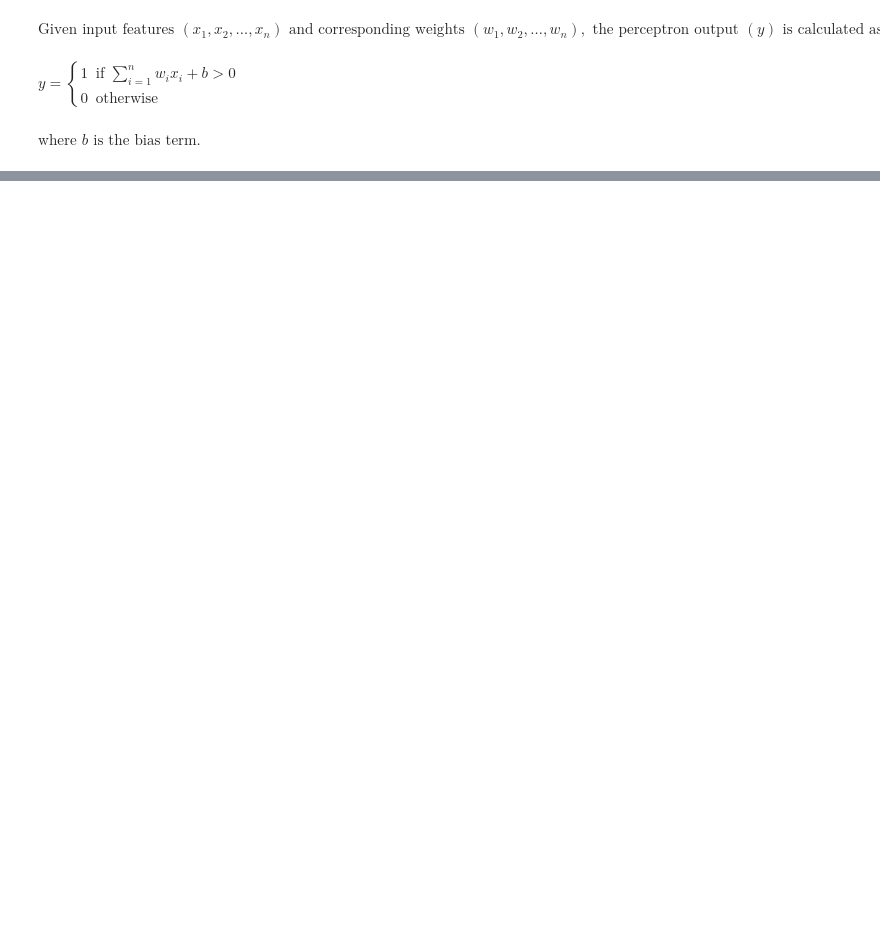
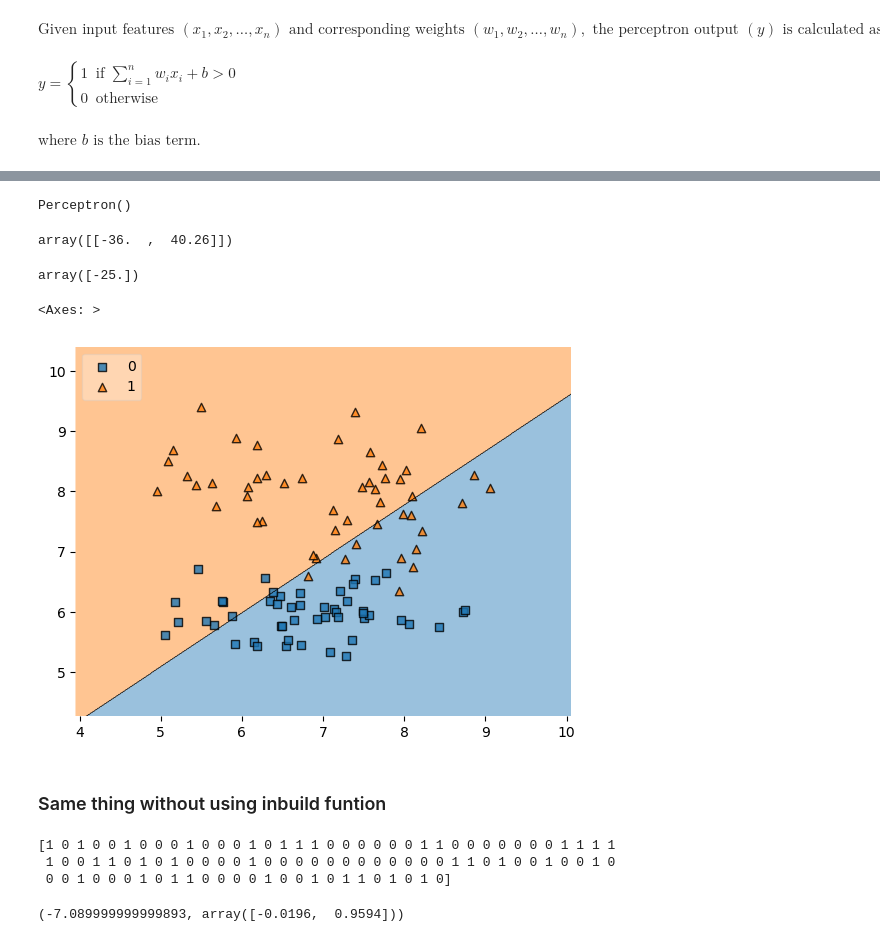
Before and after one commit to acdas04/Deep-Learning, a Jupyter notebook: perceptron.ipynb, the cells around one changed output, grey strips where cells are left out. Drawn from its saved outputs; the diff is of its cells as text; code cells hidden in the pictures; blank space fills up the shorter version.

Commit message:
Add basic Perceptron implementation using scikit-learn and two custom functions: one OOP-based and one functional

```diff
--- a/perceptron.ipynb
+++ b/perceptron.ipynb
@@ -25,0 +61,4 @@ $\displaystyle \text{where } b \text{ is the bias term.}$
+# %%
+y = data['placed']
+x = data[['resume_score', 'cgpa']]
+x[:5]
@@ -25,0 +72,15 @@ $\displaystyle \text{where } b \text{ is the bias term.}$
+# %%
+from sklearn.linear_model import Perceptron
+p = Perceptron()
+# %%
+p.fit(x,y)
+# %% [output]
+Perceptron()
+# %%
+p.coef_
+# %% [output]
+array([[-36.  ,  40.26]])
+# %%
+p.intercept_
+# %% [output]
+array([-25.])
@@ -25,0 +89,53 @@ $\displaystyle \text{where } b \text{ is the bias term.}$
+# %%
+plot_decision_regions(x.values, y.values, clf=p, legend=2)
+# %% [output]
+<Axes: >
+[figure, added]
+# %% [markdown]
+### Same thing without using inbuild funtion
+# %%
+class CustomPerceptron:
+    def __init__(self, learning_rate=0.01, n_iters=1000):
+        self.learning_rate = learning_rate
+        self.n_iters = n_iters
+        self.weights = None
+        self.bias = None
+
+    def fit(self, X, y):
+        n_samples, n_features = X.shape
+        self.weights = np.zeros(n_features)
+        self.bias = 0
+
+        for _ in range(self.n_iters):
+            for idx, x_i in enumerate(X):
+                linear_output = np.dot(x_i, self.weights) + self.bias
+                y_predicted = self._activation_function(linear_output)
+
+                update = self.learning_rate * (y[idx] - y_predicted)
+                self.weights += update * x_i
+                self.bias += update
+        return self.weights,self.bias
+
+    def predict(self, X):
+        linear_output = np.dot(X, self.weights) + self.bias
+        y_predicted = self._activation_function(linear_output)
+        return y_predicted
+
+    def _activation_function(self, x):
+        return np.where(x > 0, 1, 0)
+
+# Initialize and train the custom perceptron
+custom_perceptron = CustomPerceptron(learning_rate=0.01, n_iters=1000)
+coef_,intercept_ =custom_perceptron.fit(x.values, y.values)
+
+# Predict using the custom perceptron
+predictions = custom_perceptron.predict(x.values)
+print(predictions)
+# %% [output]
+[1 0 1 0 0 1 0 0 0 1 0 0 0 1 0 1 1 1 0 0 0 0 0 0 1 1 0 0 0 0 0 0 0 1 1 1 1
+ 1 0 0 1 1 0 1 0 1 0 0 0 0 1 0 0 0 0 0 0 0 0 0 0 0 0 1 1 0 1 0 0 1 0 0 1 0
+ 0 0 1 0 0 0 1 0 1 1 0 0 0 0 1 0 0 1 0 1 1 0 1 0 1 0]
+# %%
+intercept_,coef_
+# %% [output]
+(-7.089999999999893, array([-0.0196,  0.9594]))
```
Also changed, not shown: parts of 15 cells of this notebook.
